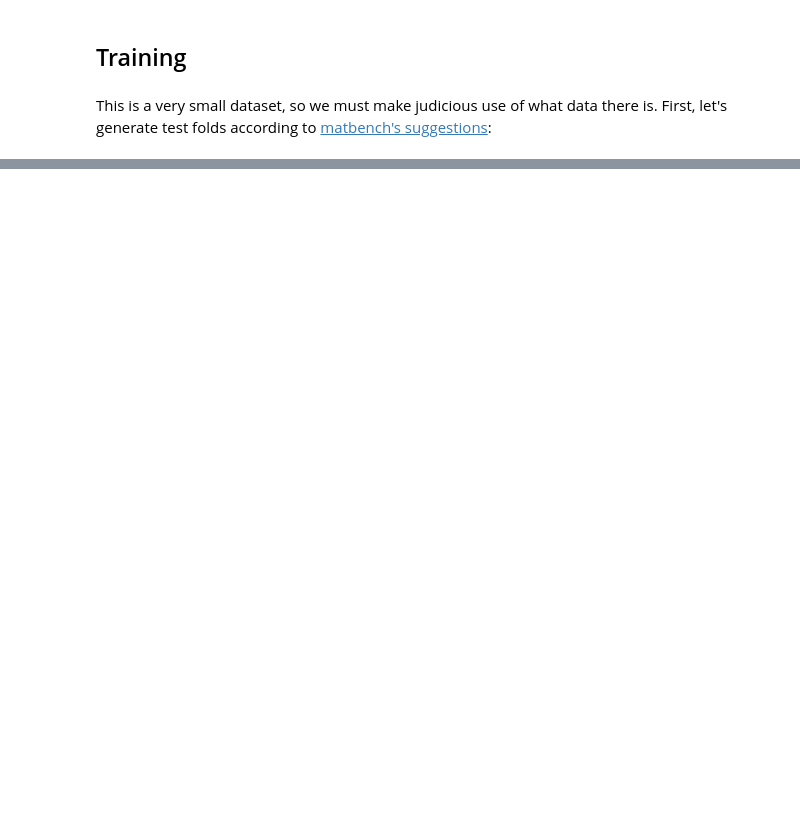
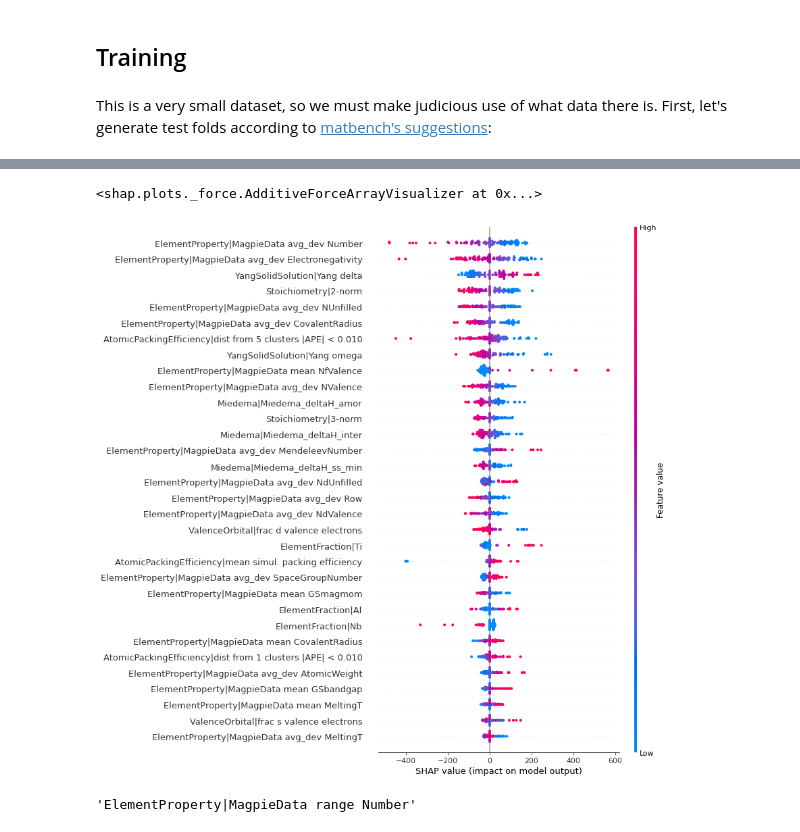
Before and after one commit to modl-uclouvain/modnet-matbench, a Jupyter notebook: matbench_steels/steel_benchmark.ipynb, the cells around one changed output, grey strips where cells are left out. Drawn from its saved outputs; the diff is of its cells as text; code cells hidden in the pictures; blank space fills up the shorter version.

```diff
--- a/matbench_steels/steel_benchmark.ipynb
+++ b/matbench_steels/steel_benchmark.ipynb
@@ -259,0 +327,6 @@ INFO:root:Fitting model...
+# %%
+def process(data):
+    x = data.get_featurized_df()[model.optimal_descriptors[:model.n_feat]]
+    x = model._scaler.transform(x)
+    x = np.nan_to_num(x)
+    return x
@@ -259,0 +350,2 @@ INFO:root:Fitting model...
+# %%
+shap_values = explainer.shap_values(X_train, nsamples=1000)
@@ -259,0 +373,17 @@ INFO:root:Fitting model...
+# %%
+shap.force_plot(
+    explainer.expected_value,
+    shap_values[0],
+    feature_names=model.optimal_descriptors[:model.n_feat],
+    out_names=["Yield strength (GPa)"],
+)
+# %% [output]
+<shap.plots._force.AdditiveForceArrayVisualizer at 0x...>
+# %%
+shap.summary_plot(shap_values[0], X_train, max_display=32, plot_type="dot", feature_names=model.optimal_descriptors[:model.n_feat])
+# %% [output]
+[figure, added]
+# %%
+data.df_featurized.columns[22]
+# %% [output]
+'ElementProperty|MagpieData range Number'
```
Also changed, not shown: parts of 17 cells of this notebook, 9 other files.
